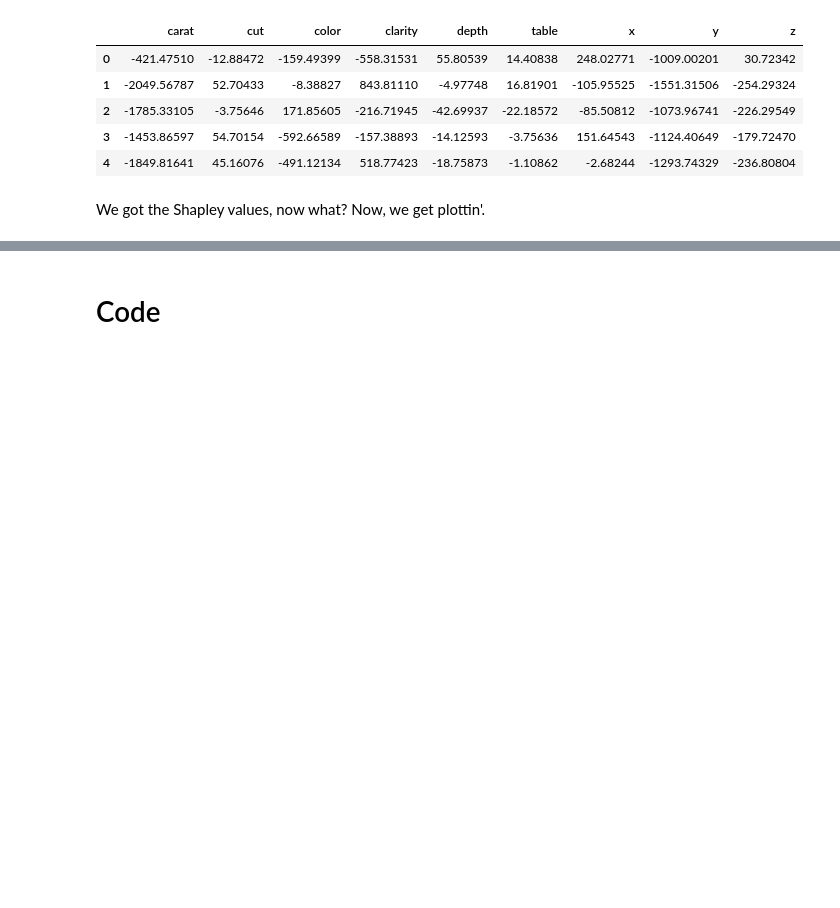
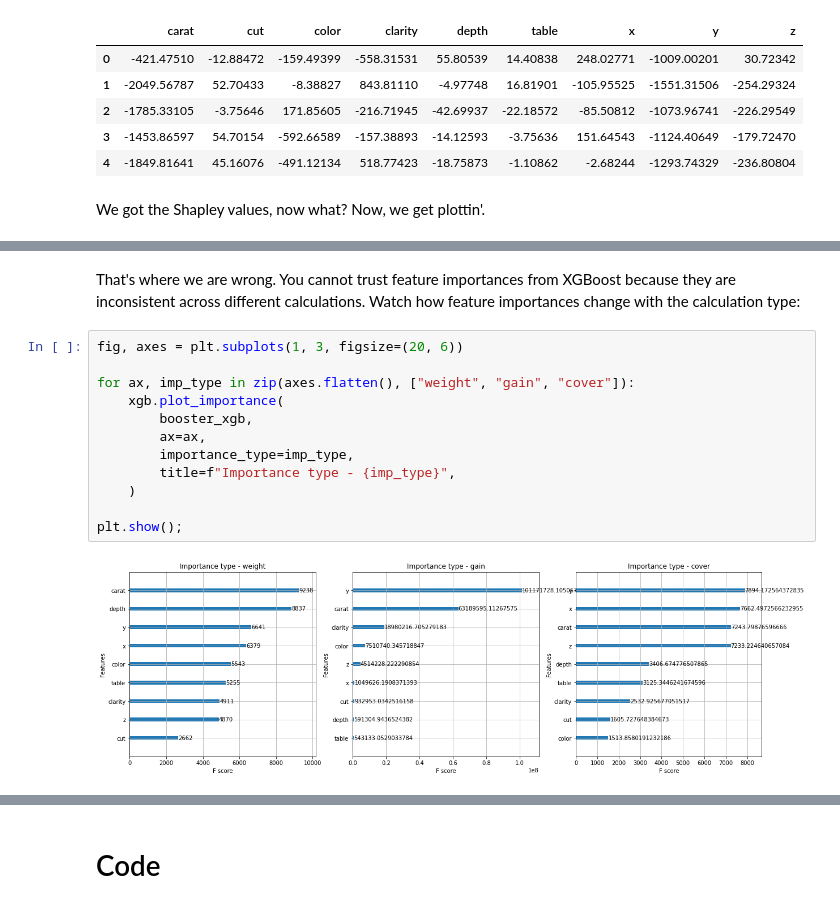
Before and after one commit to BexTuychiev/medium_stories, a Jupyter notebook: 2021/october/1_shap_explainability/notebook.ipynb, the cells around one changed output, grey strips where cells are left out. Saved outputs shown, nothing was run; the diff lists cells and outputs as text; blank space fills up the shorter version.

```diff
--- a/2021/october/1_shap_explainability/notebook.ipynb
+++ b/2021/october/1_shap_explainability/notebook.ipynb
@@ -205,0 +230,16 @@ We got the Shapley values, now what? Now, we get plottin'.
+# %% [markdown]
+That's where we are wrong. You cannot trust feature importances from XGBoost because they are inconsistent across different calculations. Watch how feature importances change with the calculation type:
+# %%
+fig, axes = plt.subplots(1, 3, figsize=(20, 6))
+
+for ax, imp_type in zip(axes.flatten(), ["weight", "gain", "cover"]):
+    xgb.plot_importance(
+        booster_xgb,
+        ax=ax,
+        importance_type=imp_type,
+        title=f"Importance type - {imp_type}",
+    )
+
+plt.show();
+# %% [output]
+[figure, added]
```
Also changed, not shown: parts of 12 cells of this notebook.
